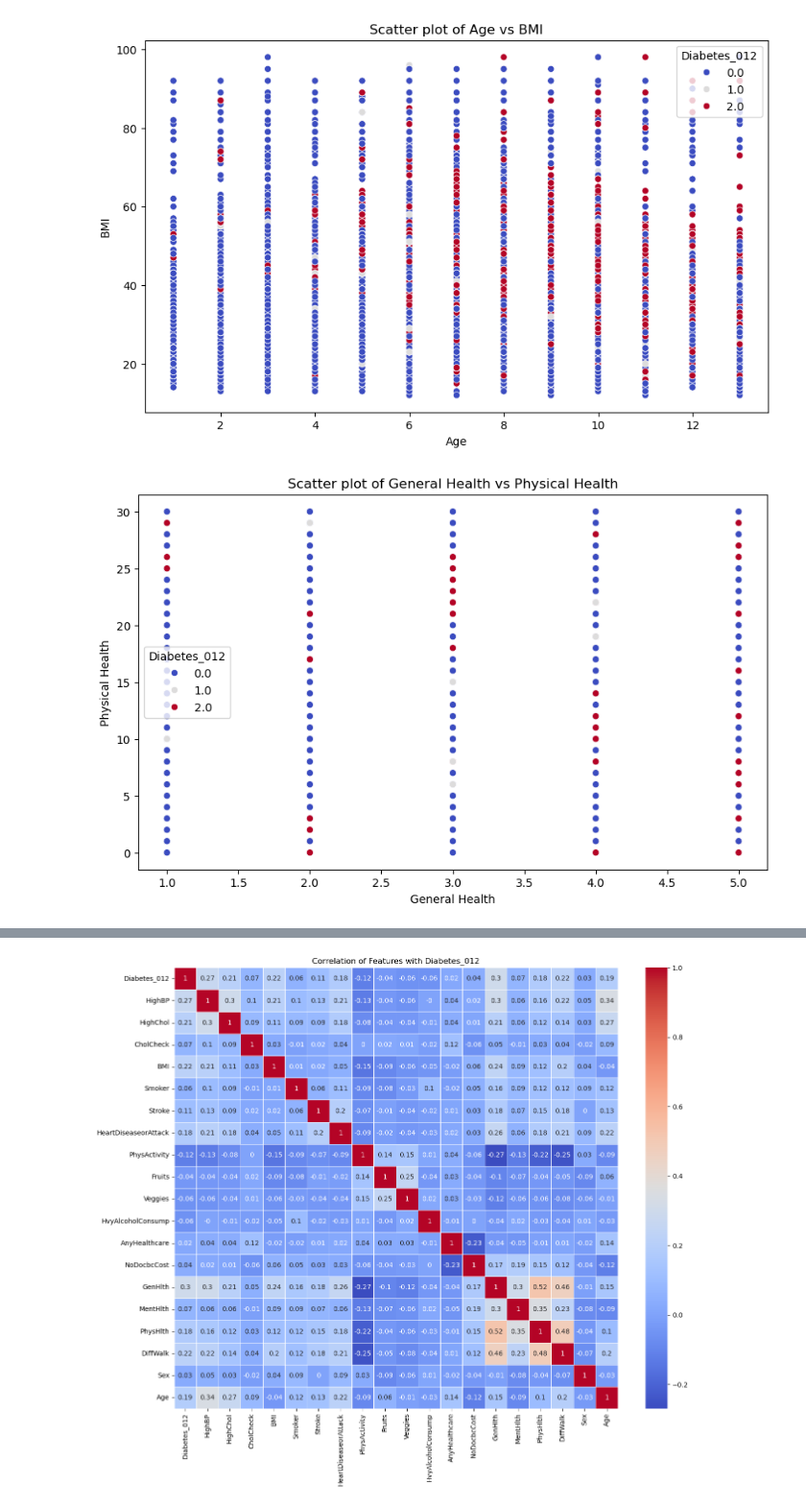
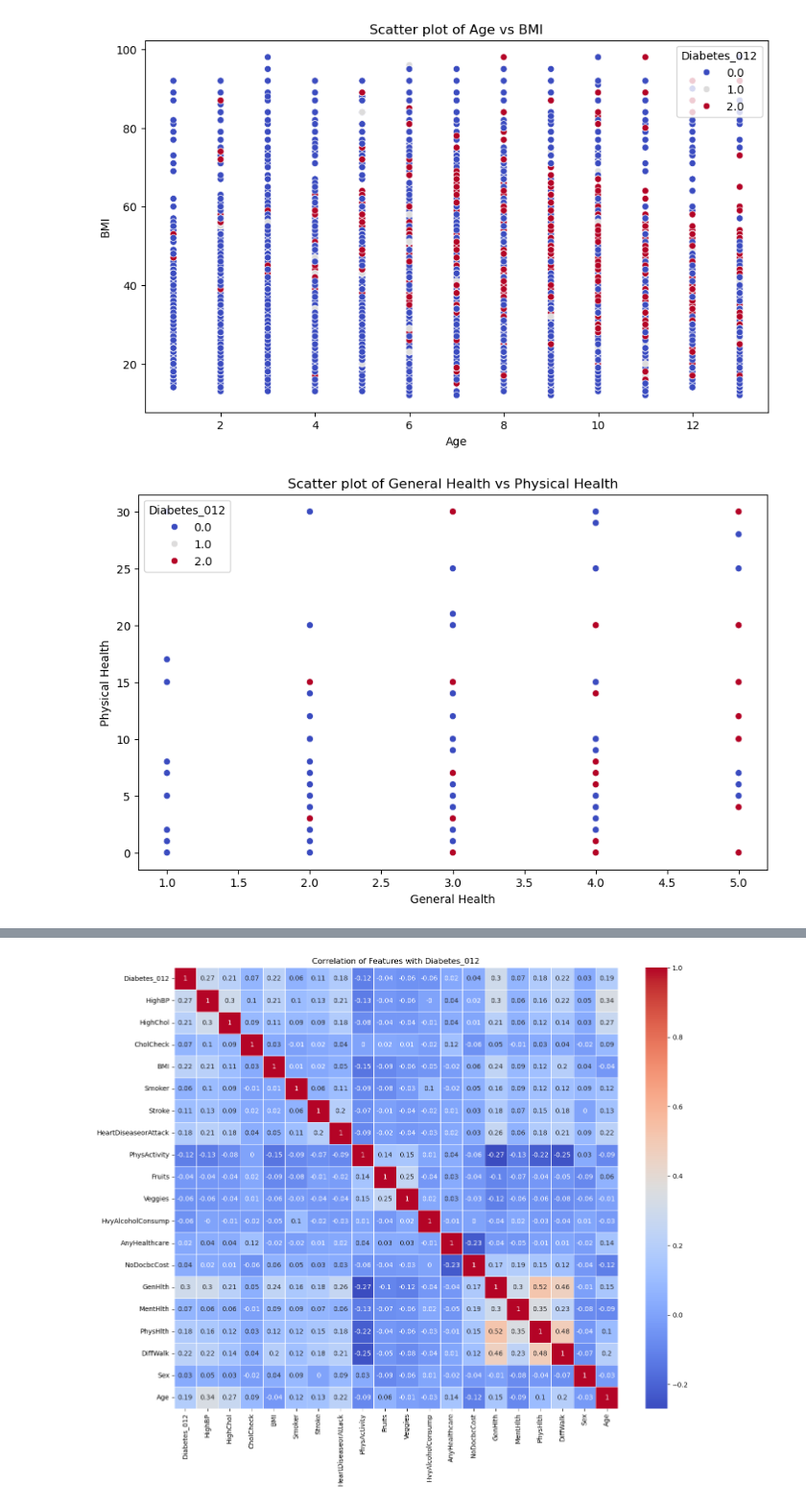
Before and after one commit to horse-3903/aws-wep-group-12, a Jupyter notebook: src/final.ipynb, the cells around one changed output, grey strips where cells are left out. Shown at 96% size. Saved outputs shown, nothing was run; the diff lists cells and outputs as text; code cells hidden in the pictures.

```diff
--- a/src/final.ipynb
+++ b/src/final.ipynb
@@ -112,13 +116,17 @@ plt.show()
 # %%
 # Scatter plot for General Health vs Physical Health
 plt.figure(figsize=(10, 6))
-sns.scatterplot(data=df, x='GenHlth', y='PhysHlth', hue='Diabetes_012', palette='coolwarm')
+
+# Get top 1000 samples to avoid overplotting
+sns.scatterplot(data=df.sample(1000), x='GenHlth', y='PhysHlth', hue='Diabetes_012', palette='coolwarm')
+
 plt.title('Scatter plot of General Health vs Physical Health')
 plt.xlabel('General Health')
 plt.ylabel('Physical Health')
+plt.savefig('../visualisations/genhealth_phyhealth_scatterplot.png')
 plt.show()
 # %% [output]
-[figure, old version]
+[figure, new version]
 # %%
 # Find correlation data
 corr = df.corr()
```
Also changed, not shown: parts of 18 cells of this notebook, 31 other files.
